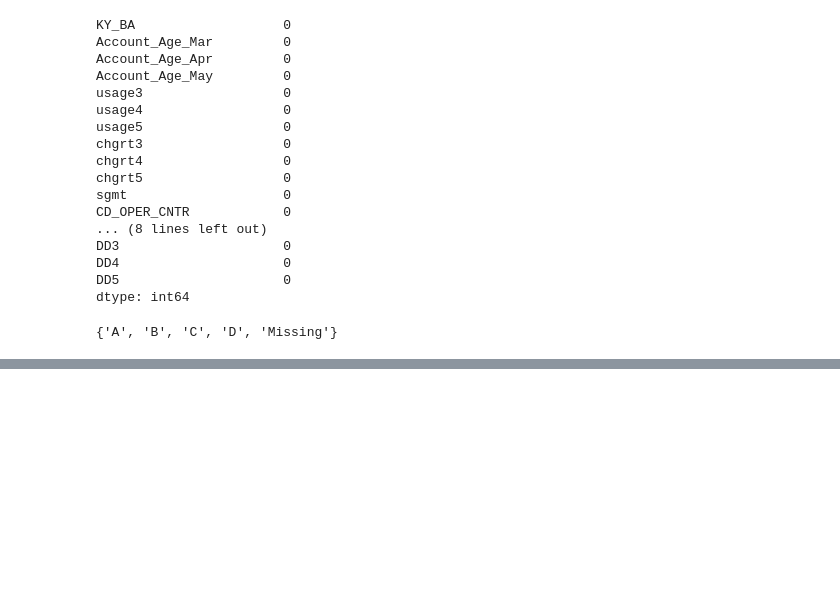
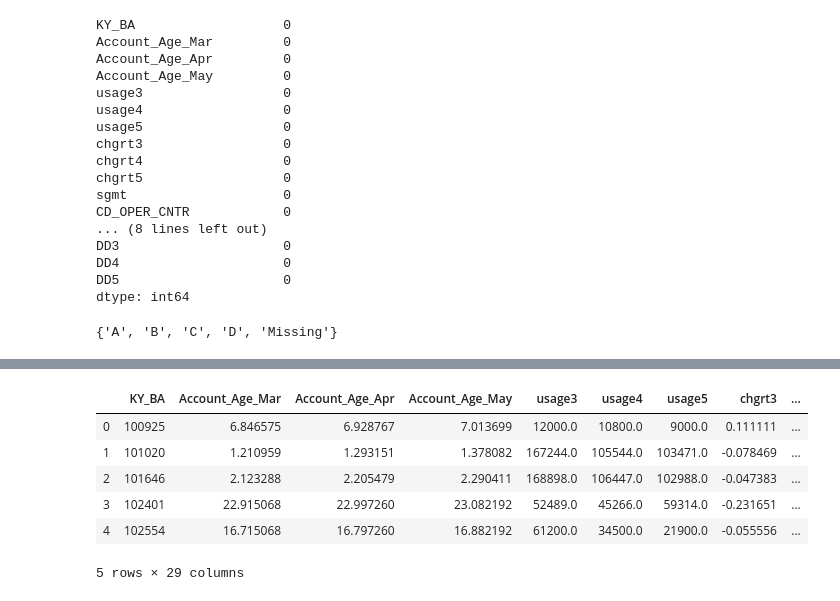
Before and after one commit to yaban-94/Customer_Arrears, a Jupyter notebook: Customer_Arrears.ipynb, the cells around one changed output, grey strips where cells are left out. Saved outputs shown, nothing was run; the diff lists cells and outputs as text; code cells hidden in the pictures; blank space fills up the shorter version.

```diff
--- a/Customer_Arrears.ipynb
+++ b/Customer_Arrears.ipynb
@@ -116,0 +97,7 @@ df
+# %%
+sgmt_list = list(set(newdata['sgmt']))
+# %%
+# sort list
+# essential for grouping
+sgmt_list.sort()
+sgmt_list
@@ -116,0 +122,7 @@ df
+# %%
+gov_group = sgmt_list[7:9]
+# %%
+newdata['newsgmt1'] = np.where(newdata['sgmt'].isin(gov_group), "Government", newdata['sgmt'])
+newdata['newsgmt2'] = np.where(newdata['newsgmt1'].isin(["Other", "Other Information", "Missing"]), "Other", newdata['newsgmt1'])
+newdata['newsgmt3'] = np.where(newdata['newsgmt2'].isin(["Utility-Electricity", "Utility-Gas", "Utility-Water or Wastewater"]), "Utility", newdata['newsgmt2'])
+newdata['newsgmt4'] = np.where(newdata['newsgmt3'].isin(["Data Centers", "Web Service"]), "Data Center & Web Service", newdata['newsgmt3'])
@@ -116,0 +149,10 @@ df
+# %%
+newdata.head()
+# %% [output]
+|  | KY_BA | Account_Age_Mar | Account_Age_Apr | Account_Age_May | usage3 | usage4 | usage5 | chgrt3 | ... |
+| 0 | 100925 | 6.846575 | 6.928767 | 7.013699 | 12000.0 | 10800.0 | 9000.0 | 0.111111 | ... |
+| 1 | 101020 | 1.210959 | 1.293151 | 1.378082 | 167244.0 | 105544.0 | 103471.0 | -0.078469 | ... |
+| 2 | 101646 | 2.123288 | 2.205479 | 2.290411 | 168898.0 | 106447.0 | 102988.0 | -0.047383 | ... |
+| 3 | 102401 | 22.915068 | 22.997260 | 23.082192 | 52489.0 | 45266.0 | 59314.0 | -0.231651 | ... |
+| 4 | 102554 | 16.715068 | 16.797260 | 16.882192 | 61200.0 | 34500.0 | 21900.0 | -0.055556 | ... |
+5 rows × 29 columns
```
Also changed, not shown: parts of 12 cells of this notebook.
